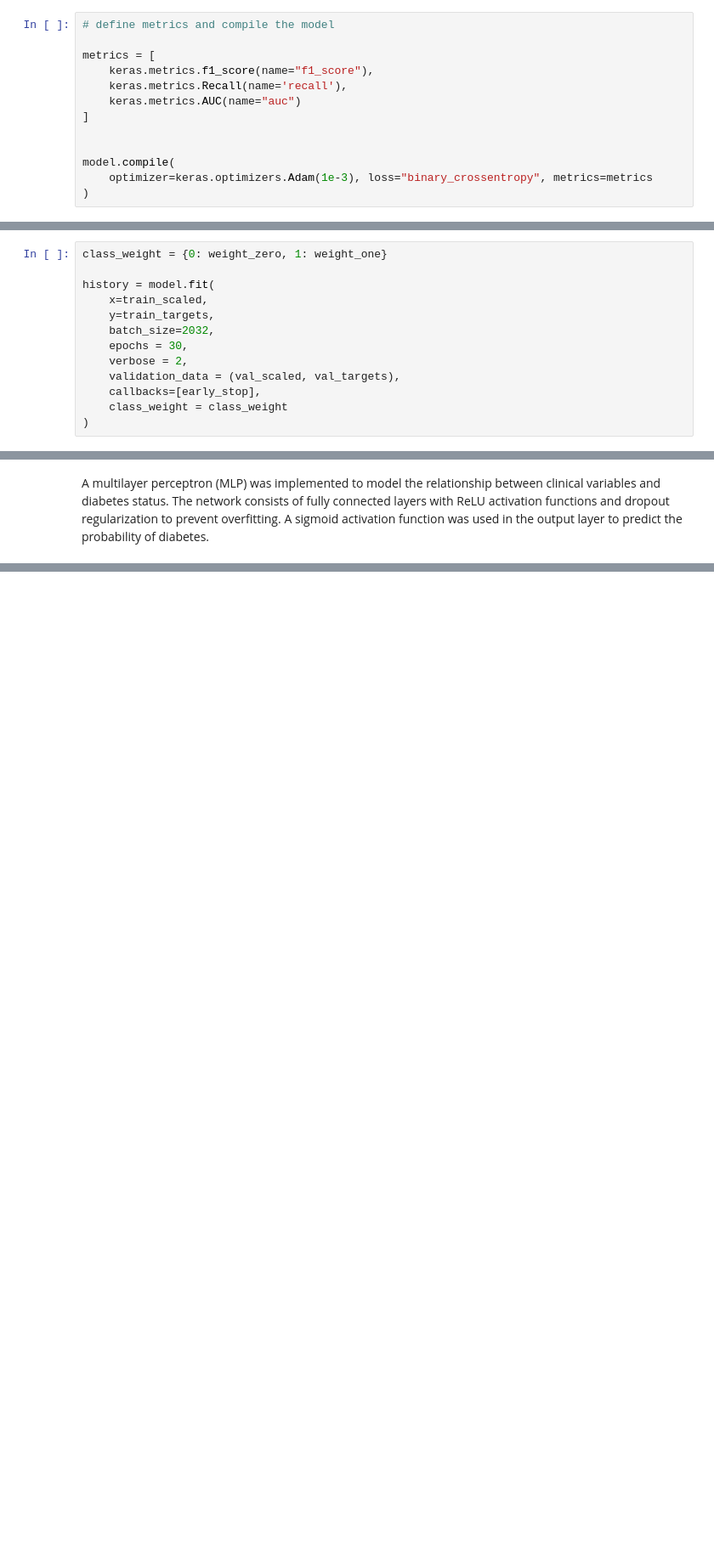
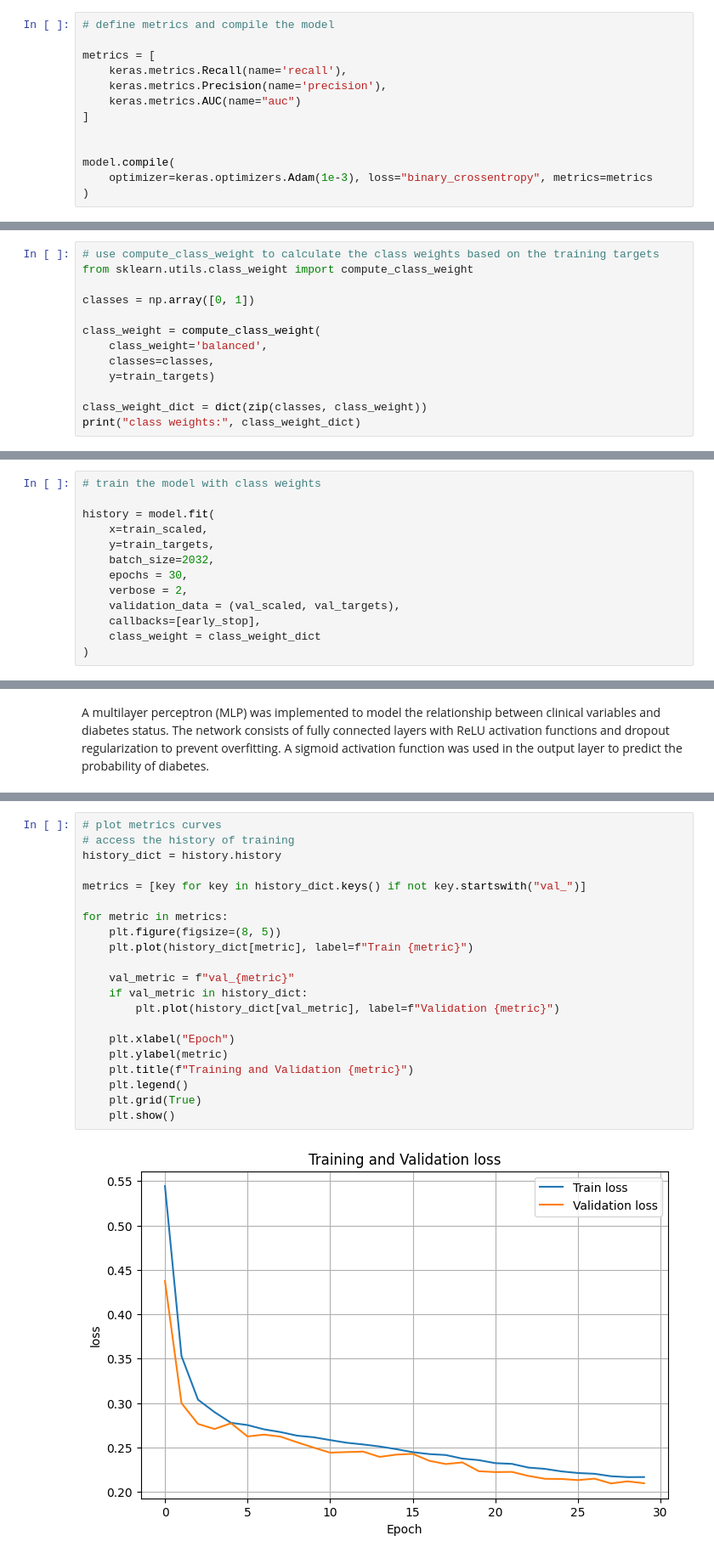
Before and after one commit to cmanell/diabetes_prediction, a Jupyter notebook: projet_ML_DL.ipynb, the cells around one changed output, grey strips where cells are left out. Shown at 85% size. Drawn from its saved outputs; the diff is of its cells as text; blank space fills up the shorter version.

Commit message:
fix train weight and plot train and val curves

```diff
--- a/projet_ML_DL.ipynb
+++ b/projet_ML_DL.ipynb
@@ -398,8 +402,8 @@ TypeError: Unable to convert function return value to a Python type! The signatu
 # define metrics and compile the model
 
 metrics = [
-    keras.metrics.f1_score(name="f1_score"),
     keras.metrics.Recall(name='recall'),
+    keras.metrics.Precision(name='precision'),
     keras.metrics.AUC(name="auc")
 ]
 
@@ -418,3 +420,16 @@ early_stop = EarlyStopping(
     patience=5,
     restore_best_weights=True
 )
+# %%
+# use compute_class_weight to calculate the class weights based on the training targets
+from sklearn.utils.class_weight import compute_class_weight
+
+classes = np.array([0, 1])
+
+class_weight = compute_class_weight(
+    class_weight='balanced',
+    classes=classes,
+    y=train_targets)
+
+class_weight_dict = dict(zip(classes, class_weight))
+print("class weights:", class_weight_dict)
@@ -421,5 +438,5 @@ early_stop = EarlyStopping(
 # %%
-class_weight = {0: weight_zero, 1: weight_one}
+# train the model with class weights
 
 history = model.fit(
     x=train_scaled,
@@ -429,7 +446,7 @@ history = model.fit(
     verbose = 2,
     validation_data = (val_scaled, val_targets),
     callbacks=[early_stop],
-    class_weight = class_weight
+    class_weight = class_weight_dict
 )
 # %% [output]
 Epoch 1/30
@@ -467,0 +471,23 @@ NameError: name 'history' is not defined
+# %%
+# plot metrics curves
+# access the history of training
+history_dict = history.history
+
+metrics = [key for key in history_dict.keys() if not key.startswith("val_")]
+
+for metric in metrics:
+    plt.figure(figsize=(8, 5))
+    plt.plot(history_dict[metric], label=f"Train {metric}")
+
+    val_metric = f"val_{metric}"
+    if val_metric in history_dict:
+        plt.plot(history_dict[val_metric], label=f"Validation {metric}")
+
+    plt.xlabel("Epoch")
+    plt.ylabel(metric)
+    plt.title(f"Training and Validation {metric}")
+    plt.legend()
+    plt.grid(True)
+    plt.show()
+# %% [output]
+[figure, added]
```
Also changed, not shown: parts of 10 cells of this notebook.
